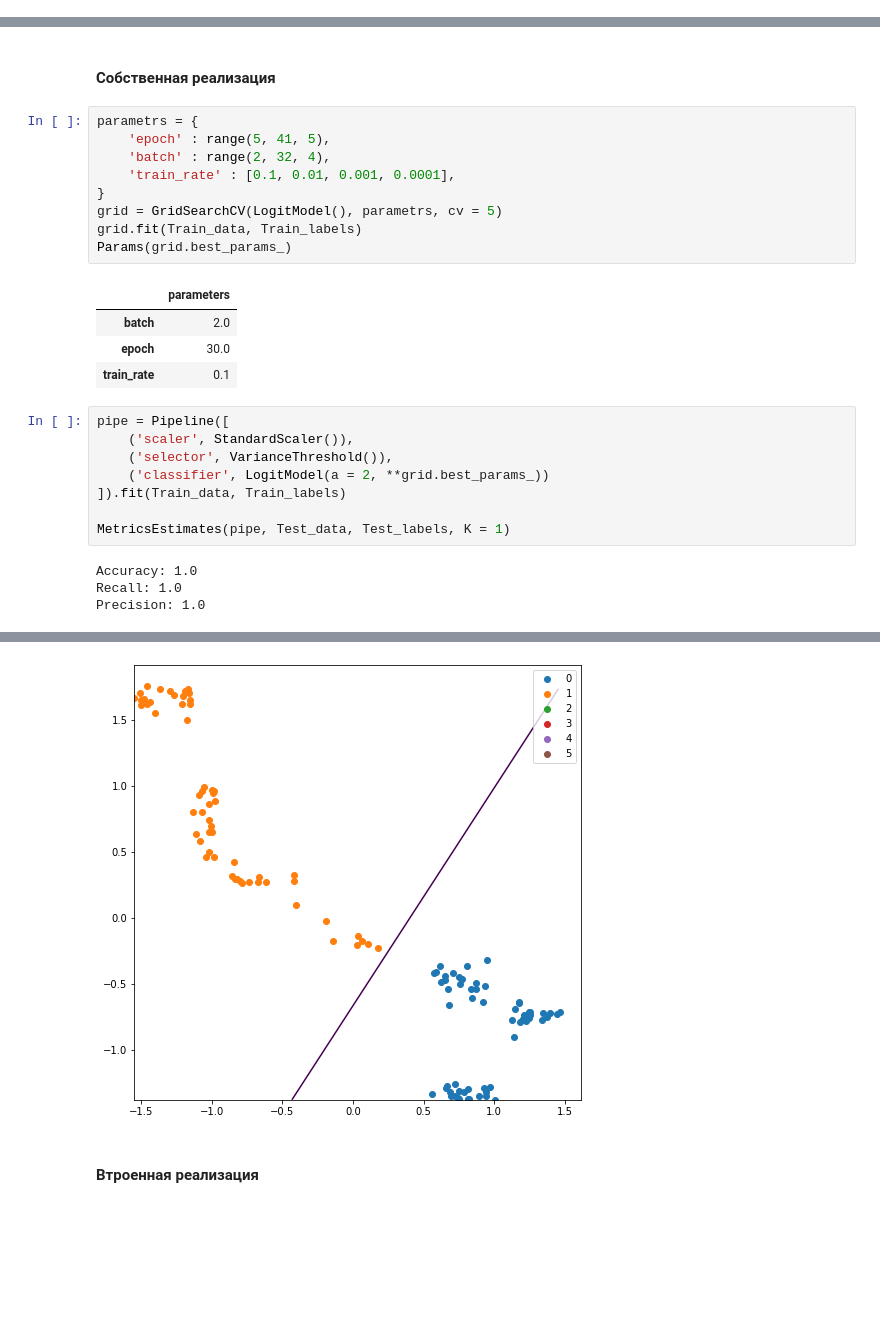
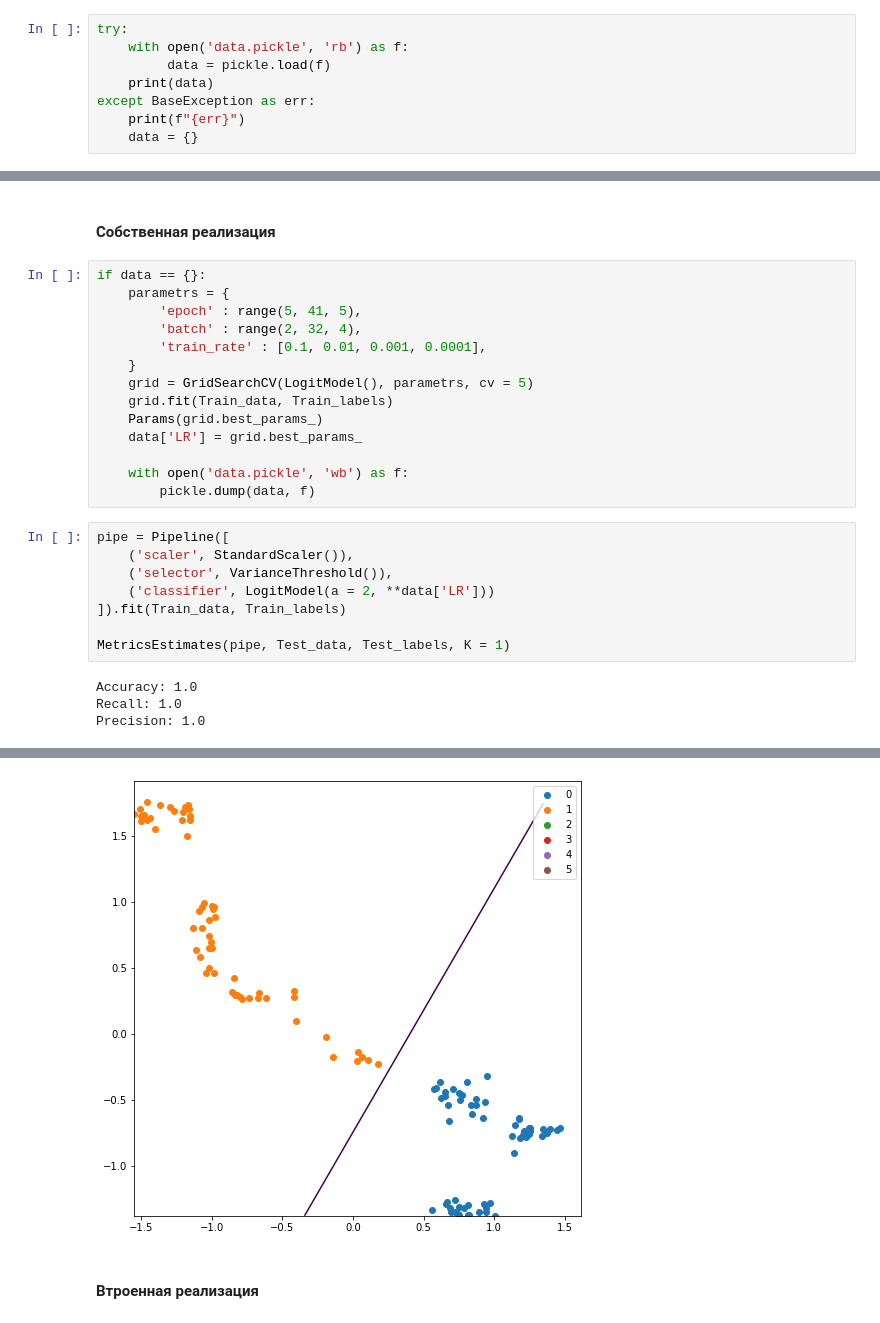
Before and after one commit to Igor743646/AI, a Jupyter notebook: Lab 1/AI LAB 1.ipynb, the cells around one changed output, grey strips where cells are left out. Cells and saved outputs as stored; diff of their text form; blank space fills up the shorter version.

```diff
--- a/Lab 1/AI LAB 1.ipynb
+++ b/Lab 1/AI LAB 1.ipynb
@@ -117,0 +121,8 @@ Test_labels = np.array(Test['Star type'])
+# %%
+try:
+    with open('data.pickle', 'rb') as f:
+         data = pickle.load(f)
+    print(data)
+except BaseException as err:
+    print(f"{err}")
+    data = {}
@@ -161,33 +174,33 @@ class LogitModel(BaseEstimator, ClassifierMixin):
 # %% [markdown]
 #### Собственная реализация
 # %%
-parametrs = {
-    'epoch' : range(5, 41, 5),
-    'batch' : range(2, 32, 4),
-    'train_rate' : [0.1, 0.01, 0.001, 0.0001],
-}
-grid = GridSearchCV(LogitModel(), parametrs, cv = 5)
-grid.fit(Train_data, Train_labels)
-Params(grid.best_params_)
+if data == {}:
+    parametrs = {
+        'epoch' : range(5, 41, 5),
+        'batch' : range(2, 32, 4),
+        'train_rate' : [0.1, 0.01, 0.001, 0.0001],
+    }
+    grid = GridSearchCV(LogitModel(), parametrs, cv = 5)
+    grid.fit(Train_data, Train_labels)
+    Params(grid.best_params_)
+    data['LR'] = grid.best_params_
+
+    with open('data.pickle', 'wb') as f:
+        pickle.dump(data, f)
-# %% [output]
-|  | parameters |
-| batch | 2.0 |
-| epoch | 30.0 |
-| train_rate | 0.1 |
 # %%
 pipe = Pipeline([
     ('scaler', StandardScaler()),
     ('selector', VarianceThreshold()),
-    ('classifier', LogitModel(a = 2, **grid.best_params_))
+    ('classifier', LogitModel(a = 2, **data['LR']))
 ]).fit(Train_data, Train_labels)
 
 MetricsEstimates(pipe, Test_data, Test_labels, K = 1)
 # %% [output]
 Accuracy: 1.0
 Recall: 1.0
 Precision: 1.0
 [figure]
-[figure, old version]
+[figure, new version]
 # %% [markdown]
 #### Втроенная реализация
 # %%
```
Also changed, not shown: parts of 7 cells of this notebook, 1 other file.
